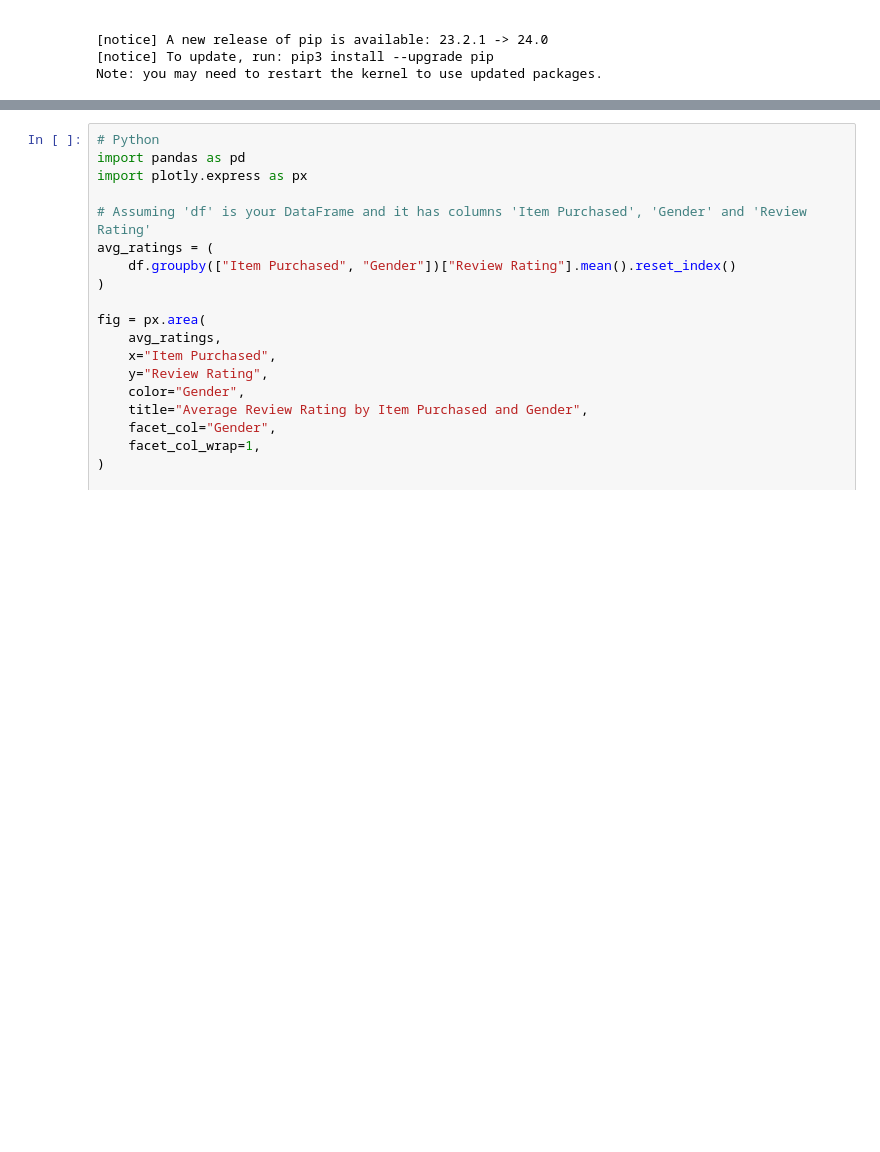
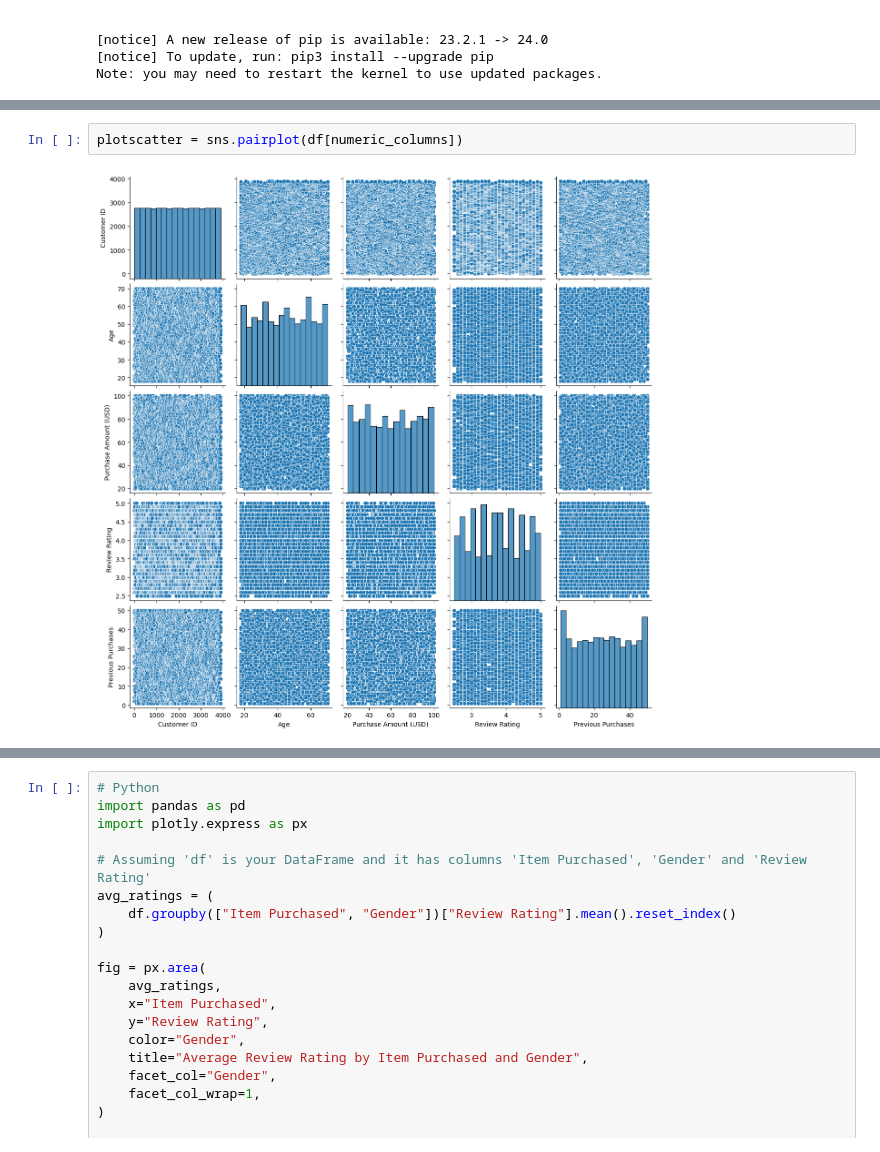
Before and after one commit to Gabeleo24/Customer-shopping-trends, a Jupyter notebook: CTPA.ipynb, the cells around one changed output, grey strips where cells are left out. Saved outputs shown, nothing was run; the diff lists cells and outputs as text; blank space fills up the shorter version.

```diff
--- a/CTPA.ipynb
+++ b/CTPA.ipynb
@@ -132,0 +130,4 @@ Note: you may need to restart the kernel to use updated packages.
+# %%
+plotscatter = sns.pairplot(df[numeric_columns])
+# %% [output]
+[figure, added]
```
Also changed, not shown: parts of 20 cells of this notebook.
